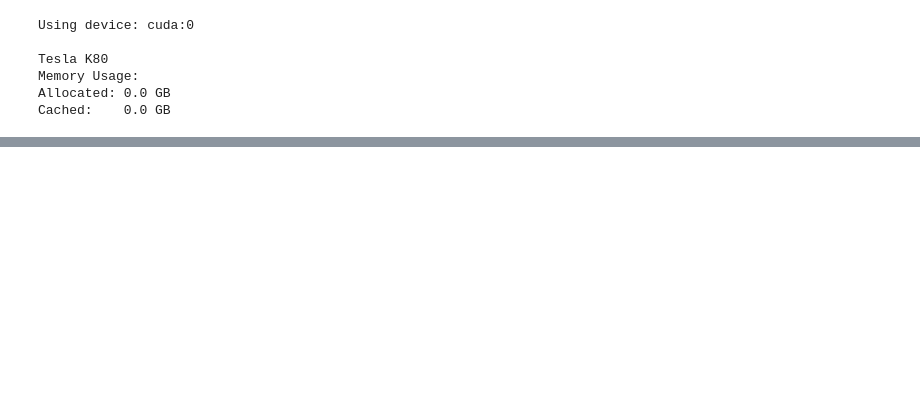
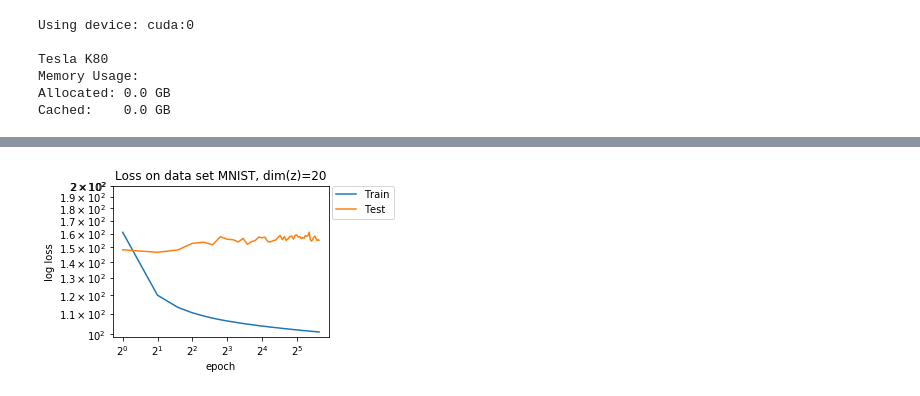
Before and after one commit to matthiasbrix/vae-models, a Jupyter notebook: src/1_vae.ipynb, the cells around one changed output, grey strips where cells are left out. Cells and saved outputs as stored; diff of their text form; code cells hidden in the pictures; blank space fills up the shorter version.

```diff
--- a/src/1_vae.ipynb
+++ b/src/1_vae.ipynb
@@ -123,11 +123,13 @@ solver.run()
 # %%
 # Plotting train and test losses for all epochs
 if dataset == "MNIST":
-    plot_losses(solver, (100, 210, 10))
+    plot_losses(solver, (90, 210, 10))
 if dataset == "FF":
     plot_losses(solver, (330, 410, 10))
 if dataset == "LFW":
     plot_losses(solver, (1150, 1260, 10))
+# %% [output]
+[figure, added]
 # %%
 # Plotting histogram of the latent space's distribution, given the computed \mu and \sigma
 plot_gaussian_distributions(solver)
```
Also changed, not shown: parts of 3 cells of this notebook.
